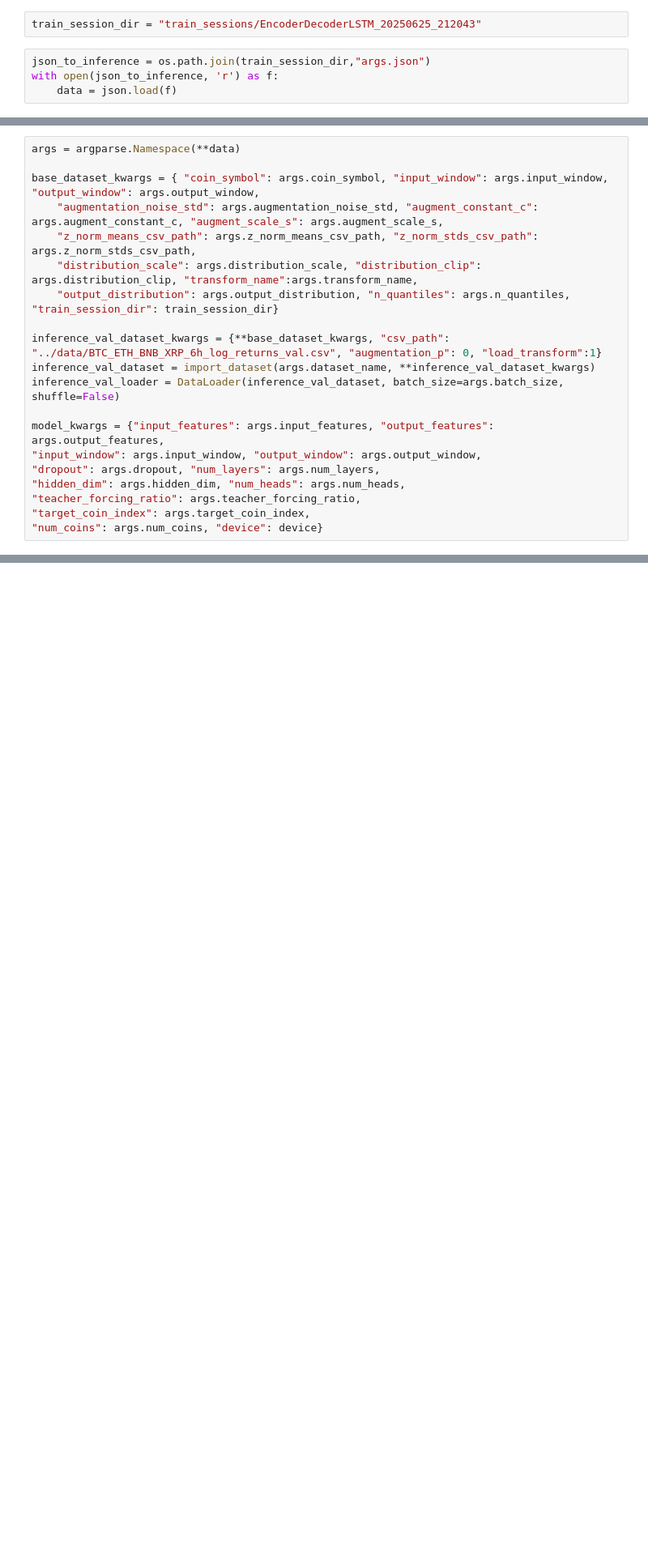
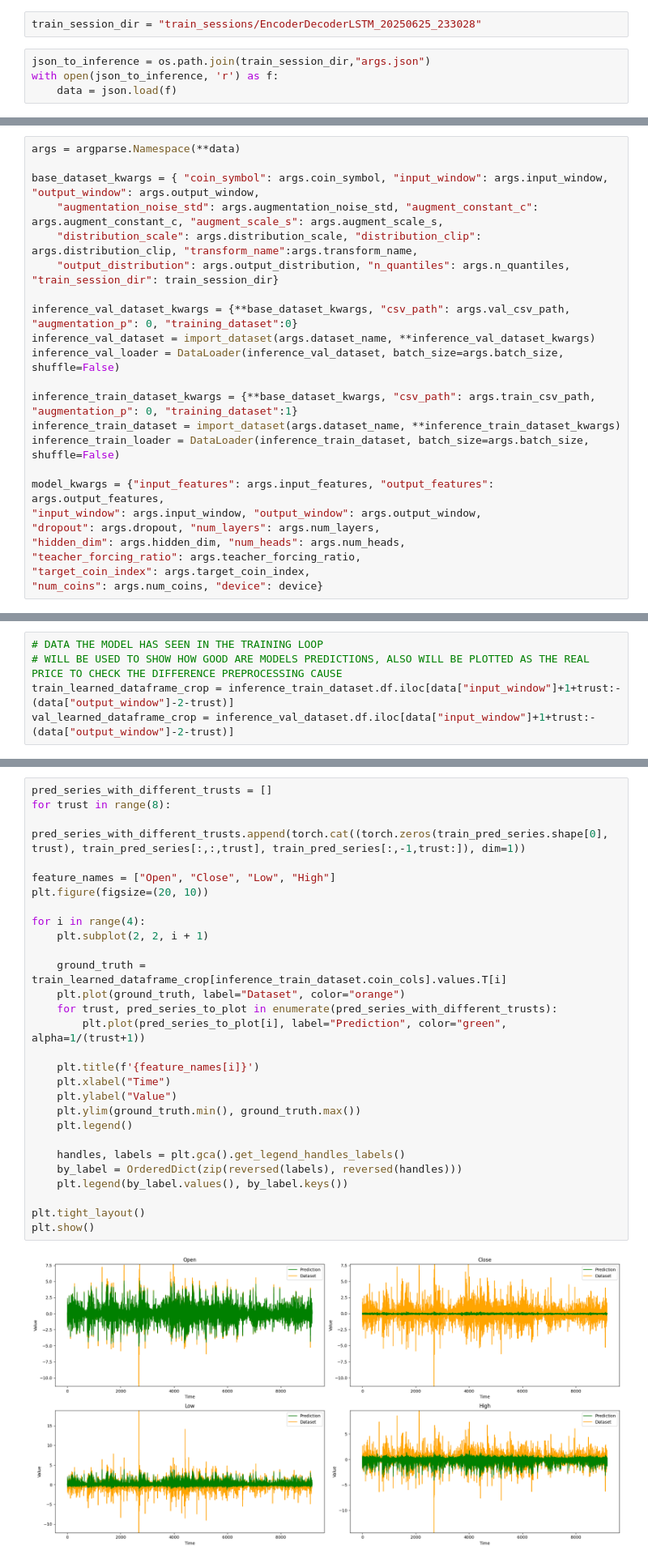
Before and after one commit to mericdemirors/CrossCurrencyPrediction, a Jupyter notebook: train_scripts/08_evaluation.ipynb, the cells around one changed output, grey strips where cells are left out. Shown at 81% size. Saved outputs shown, nothing was run; the diff lists cells and outputs as text; blank space fills up the shorter version.

Commit message:
added evaluation plots, fixed argumans

```diff
--- a/train_scripts/08_evaluation.ipynb
+++ b/train_scripts/08_evaluation.ipynb
@@ -28,7 +22,7 @@ from import_dataset import import_dataset
 
 device = torch.device("cuda" if torch.cuda.is_available() else "cpu")
 # %%
-train_session_dir = "train_sessions/EncoderDecoderLSTM_20250625_212043"
+train_session_dir = "train_sessions/EncoderDecoderLSTM_20250625_233028"
 # %%
 json_to_inference = os.path.join(train_session_dir,"args.json")
 with open(json_to_inference, 'r') as f:
@@ -54,13 +44,16 @@ args = argparse.Namespace(**data)
 
 base_dataset_kwargs = { "coin_symbol": args.coin_symbol, "input_window": args.input_window, "output_window": args.output_window,
     "augmentation_noise_std": args.augmentation_noise_std, "augment_constant_c": args.augment_constant_c, "augment_scale_s": args.augment_scale_s,
-    "z_norm_means_csv_path": args.z_norm_means_csv_path, "z_norm_stds_csv_path": args.z_norm_stds_csv_path,
     "distribution_scale": args.distribution_scale, "distribution_clip": args.distribution_clip, "transform_name":args.transform_name,
     "output_distribution": args.output_distribution, "n_quantiles": args.n_quantiles, "train_session_dir": train_session_dir}
 
-inference_val_dataset_kwargs = {**base_dataset_kwargs, "csv_path": "../data/BTC_ETH_BNB_XRP_6h_log_returns_val.csv", "augmentation_p": 0, "load_transform":1}
+inference_val_dataset_kwargs = {**base_dataset_kwargs, "csv_path": args.val_csv_path, "augmentation_p": 0, "training_dataset":0}
 inference_val_dataset = import_dataset(args.dataset_name, **inference_val_dataset_kwargs)
 inference_val_loader = DataLoader(inference_val_dataset, batch_size=args.batch_size, shuffle=False)
+
+inference_train_dataset_kwargs = {**base_dataset_kwargs, "csv_path": args.train_csv_path, "augmentation_p": 0, "training_dataset":1}
+inference_train_dataset = import_dataset(args.dataset_name, **inference_train_dataset_kwargs)
+inference_train_loader = DataLoader(inference_train_dataset, batch_size=args.batch_size, shuffle=False)
 
 model_kwargs = {"input_features": args.input_features, "output_features": args.output_features,
 "input_window": args.input_window, "output_window": args.output_window,
@@ -105,0 +72,5 @@ val_df_pr
+# %%
+# DATA THE MODEL HAS SEEN IN THE TRAINING LOOP
+# WILL BE USED TO SHOW HOW GOOD ARE MODELS PREDICTIONS, ALSO WILL BE PLOTTED AS THE REAL PRICE TO CHECK THE DIFFERENCE PREPROCESSING CAUSE
+train_learned_dataframe_crop = inference_train_dataset.df.iloc[data["input_window"]+1+trust:-(data["output_window"]-2-trust)]
+val_learned_dataframe_crop = inference_val_dataset.df.iloc[data["input_window"]+1+trust:-(data["output_window"]-2-trust)]
@@ -106 +118,31 @@ val_df_pr
+# %%
+pred_series_with_different_trusts = []
+for trust in range(8):
+    pred_series_with_different_trusts.append(torch.cat((torch.zeros(train_pred_series.shape[0], trust), train_pred_series[:,:,trust], train_pred_series[:,-1,trust:]), dim=1))
+
+feature_names = ["Open", "Close", "Low", "High"]
+plt.figure(figsize=(20, 10))
+
+for i in range(4):
+    plt.subplot(2, 2, i + 1)
+
+    ground_truth = train_learned_dataframe_crop[inference_train_dataset.coin_cols].values.T[i]
+    plt.plot(ground_truth, label="Dataset", color="orange")
+    for trust, pred_series_to_plot in enumerate(pred_series_with_different_trusts):
+        plt.plot(pred_series_to_plot[i], label="Prediction", color="green", alpha=1/(trust+1))
+
+    plt.title(f'{feature_names[i]}')
+    plt.xlabel("Time")
+    plt.ylabel("Value")
+    plt.ylim(ground_truth.min(), ground_truth.max())
+    plt.legend()
+
+    handles, labels = plt.gca().get_legend_handles_labels()
+    by_label = OrderedDict(zip(reversed(labels), reversed(handles)))
+    plt.legend(by_label.values(), by_label.keys())
+
+plt.tight_layout()
+plt.show()
+# %% [output]
+[figure, added]
 # %%
```
Also changed, not shown: parts of 17 cells of this notebook, 4 other files.
